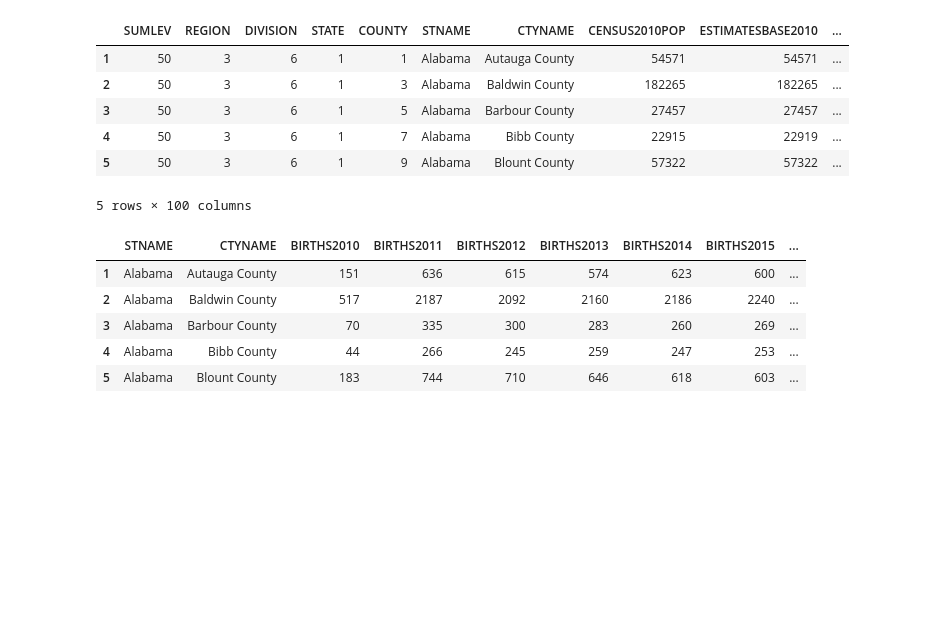
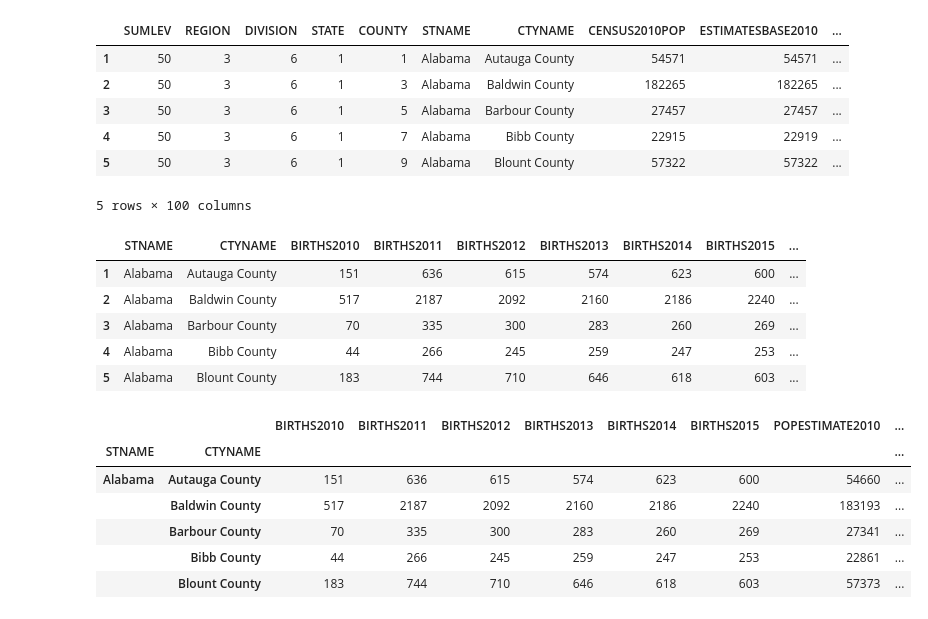
Before and after one commit to irinavalenzuela/Applied-Data-Science-Python, a Jupyter notebook: Week2_Pandas_Series.ipynb, the cells around one changed output. Saved outputs shown, nothing was run; the diff lists cells and outputs as text; code cells hidden in the pictures; blank space fills up the shorter version.

```diff
--- a/Week2_Pandas_Series.ipynb
+++ b/Week2_Pandas_Series.ipynb
@@ -1080,8 +1080,21 @@ df.head()
 | 4 | Alabama | Bibb County | 44 | 266 | 245 | 259 | 247 | 253 | ... |
 | 5 | Alabama | Blount County | 183 | 744 | 710 | 646 | 618 | 603 | ... |
 # %%
-# The US Census data breaks down population estimates by state and county. We can load the data and
-# set the index to be a combination of the state and county values and see how pandas handles it in
-# a DataFrame. We do this by creating a list of the column identifiers we want to have indexed. And then
-# calling set index with this list and assigning the output as appropriate. We see here that we have
-# a dual index, first the state name and second the county name.
+# The US Census data breaks down population estimates by state and county.
+
+# We can set the index to be a combination of the state and county values
+# We do this by creating a list of the column identifiers we want to have indexed.
+# And then calling set index with this list and assigning the output as appropriate.
+
+# We see here that we have a dual index, first the state name and second the county name.
+
+df=df.set_index(['STNAME','CTYNAME'])
+df.head()
+# %% [output]
+|  |  | BIRTHS2010 | BIRTHS2011 | BIRTHS2012 | BIRTHS2013 | BIRTHS2014 | BIRTHS2015 | POPESTIMATE2010 | ... |
+| STNAME | CTYNAME |  |  |  |  |  |  |  | ... |
+| Alabama | Autauga County | 151 | 636 | 615 | 574 | 623 | 600 | 54660 | ... |
+|  | Baldwin County | 517 | 2187 | 2092 | 2160 | 2186 | 2240 | 183193 | ... |
+|  | Barbour County | 70 | 335 | 300 | 283 | 260 | 269 | 27341 | ... |
+|  | Bibb County | 44 | 266 | 245 | 259 | 247 | 253 | 22861 | ... |
+|  | Blount County | 183 | 744 | 710 | 646 | 618 | 603 | 57373 | ... |
```
Also changed, not shown: parts of 2 cells of this notebook.
